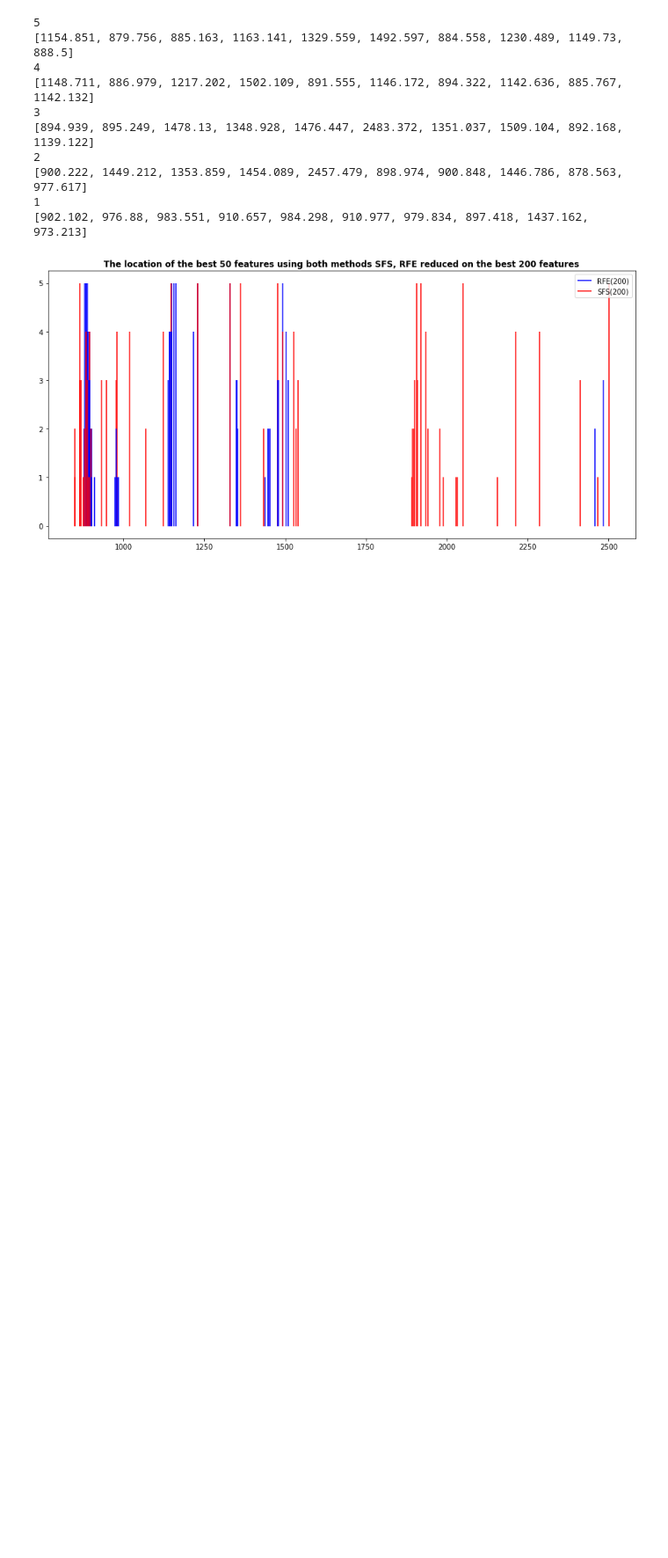
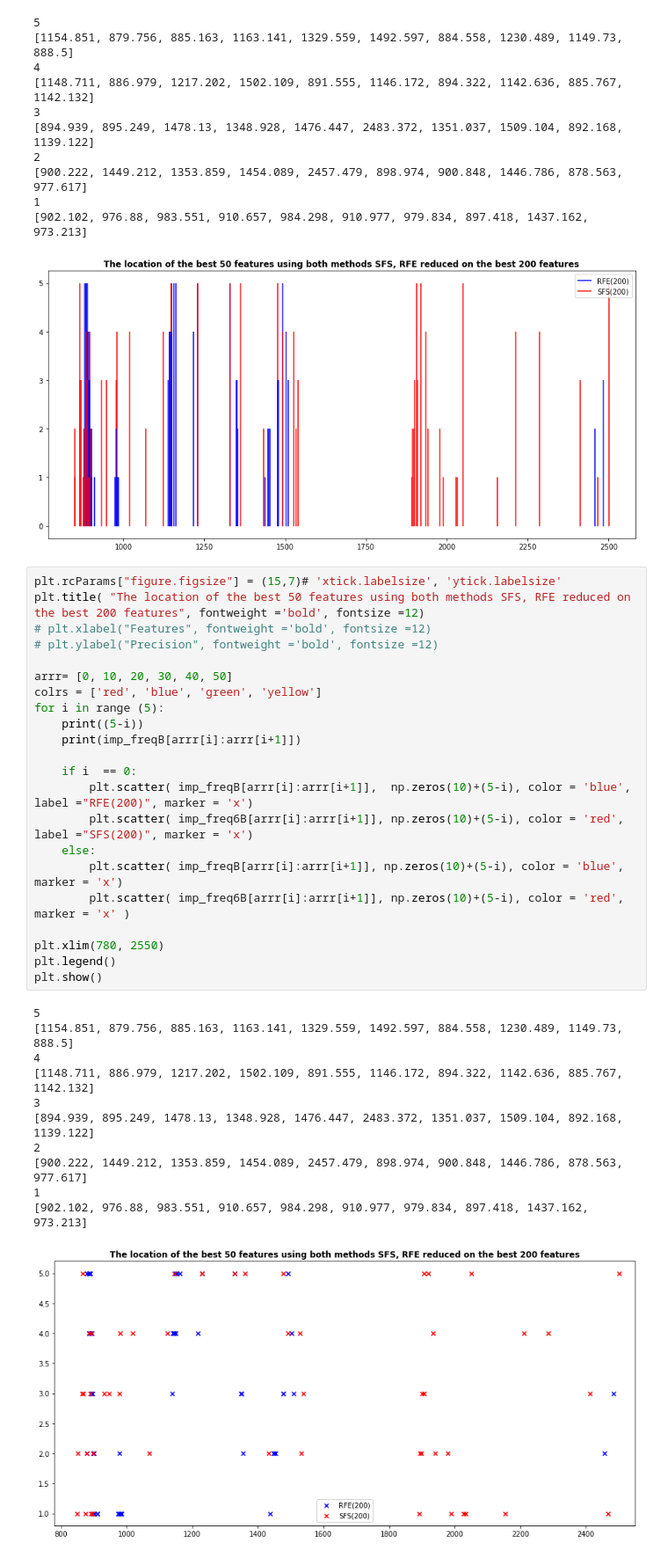
Before and after one commit to eahussein/apple_classification, a Jupyter notebook: gs/tutorial_graphs2.ipynb, the cells around one changed output. Shown at 88% size. Saved outputs shown, nothing was run; the diff lists cells and outputs as text; blank space fills up the shorter version.

```diff
--- a/gs/tutorial_graphs2.ipynb
+++ b/gs/tutorial_graphs2.ipynb
@@ -205,3 +205,37 @@ plt.show()
 1
 [902.102, 976.88, 983.551, 910.657, 984.298, 910.977, 979.834, 897.418, 1437.162, 973.213]
 [figure]
+# %%
+plt.rcParams["figure.figsize"] = (15,7)# 'xtick.labelsize', 'ytick.labelsize'
+plt.title( "The location of the best 50 features using both methods SFS, RFE reduced on the best 200 features", fontweight ='bold', fontsize =12)
+# plt.xlabel("Features", fontweight ='bold', fontsize =12)
+# plt.ylabel("Precision", fontweight ='bold', fontsize =12)
+
+arrr= [0, 10, 20, 30, 40, 50]
+colrs = ['red', 'blue', 'green', 'yellow']
+for i in range (5):
+    print((5-i))
+    print(imp_freqB[arrr[i]:arrr[i+1]])
+
+    if i  == 0:
+        plt.scatter( imp_freqB[arrr[i]:arrr[i+1]],  np.zeros(10)+(5-i), color = 'blue', label ="RFE(200)", marker = 'x')
+        plt.scatter( imp_freq6B[arrr[i]:arrr[i+1]], np.zeros(10)+(5-i), color = 'red', label ="SFS(200)", marker = 'x')
+    else:
+        plt.scatter( imp_freqB[arrr[i]:arrr[i+1]], np.zeros(10)+(5-i), color = 'blue', marker = 'x')
+        plt.scatter( imp_freq6B[arrr[i]:arrr[i+1]], np.zeros(10)+(5-i), color = 'red', marker = 'x' )
+
+plt.xlim(780, 2550)
+plt.legend()
+plt.show()
+# %% [output]
+5
+[1154.851, 879.756, 885.163, 1163.141, 1329.559, 1492.597, 884.558, 1230.489, 1149.73, 888.5]
+4
+[1148.711, 886.979, 1217.202, 1502.109, 891.555, 1146.172, 894.322, 1142.636, 885.767, 1142.132]
+3
+[894.939, 895.249, 1478.13, 1348.928, 1476.447, 2483.372, 1351.037, 1509.104, 892.168, 1139.122]
+2
+[900.222, 1449.212, 1353.859, 1454.089, 2457.479, 898.974, 900.848, 1446.786, 878.563, 977.617]
+1
+[902.102, 976.88, 983.551, 910.657, 984.298, 910.977, 979.834, 897.418, 1437.162, 973.213]
+[figure, added]
```
Also changed, not shown: 4 other files.
